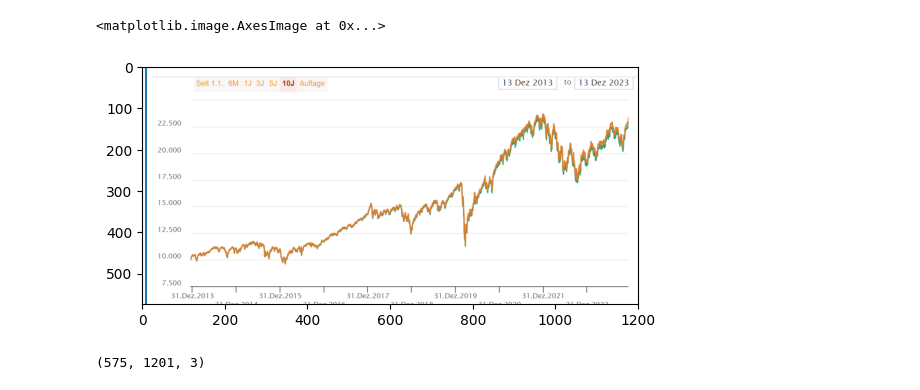
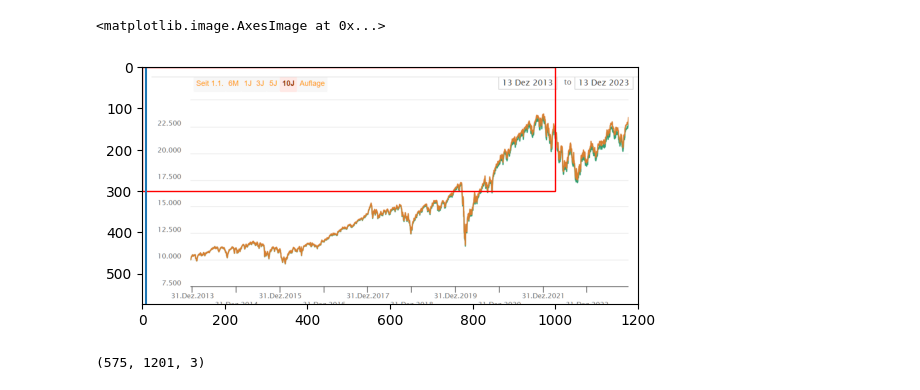
Before and after one commit to Menings154/PlotDigitizer, a Jupyter notebook: prototyping/data choose.ipynb, the cells around one changed output. Saved outputs shown, nothing was run; the diff lists cells and outputs as text; code cells hidden in the pictures.

```diff
--- a/prototyping/data choose.ipynb
+++ b/prototyping/data choose.ipynb
@@ -9,14 +9,14 @@ img = cv2.imread(img_path)
 # %%
 imgshape = img.data.shape
 fig, ax = plt.subplots()
 ax.vlines(10, 0, imgshape[0])
-#rectangle = pt.Rectangle((0,0), 200, 300, facecolor='None', edgecolor='red')
-#ax.add_patch(rectangle)
+rectangle = pt.Rectangle((0,0), 1000, 300, facecolor='None', edgecolor='red')
+ax.add_patch(rectangle)
 ax.imshow(img)
 #plt.imshow(rectangle)
 # %% [output]
 <matplotlib.image.AxesImage at 0x...>
-[figure, old version]
+[figure, new version]
 # %%
 
 fig2, ax2 = plt.subplots()
```
Also changed, not shown: parts of 1 cell of this notebook, 8 other files.
